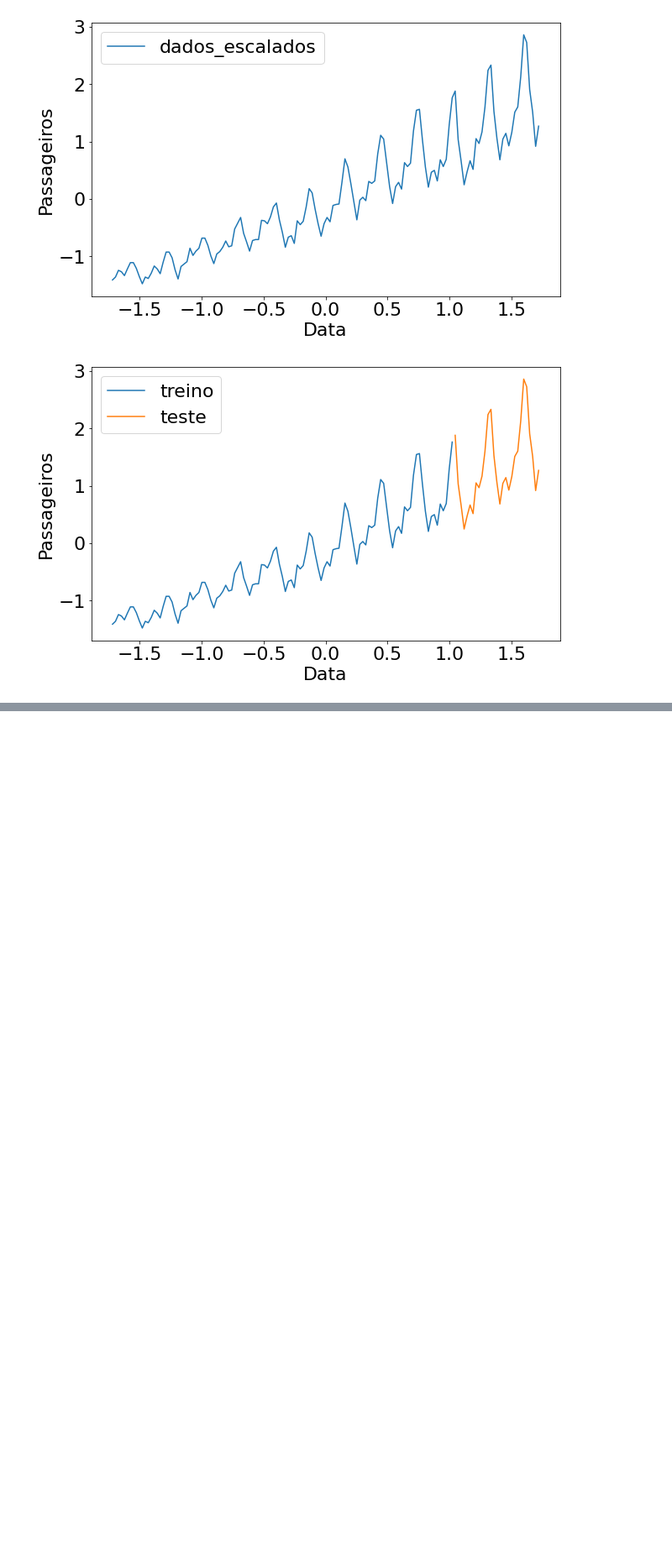
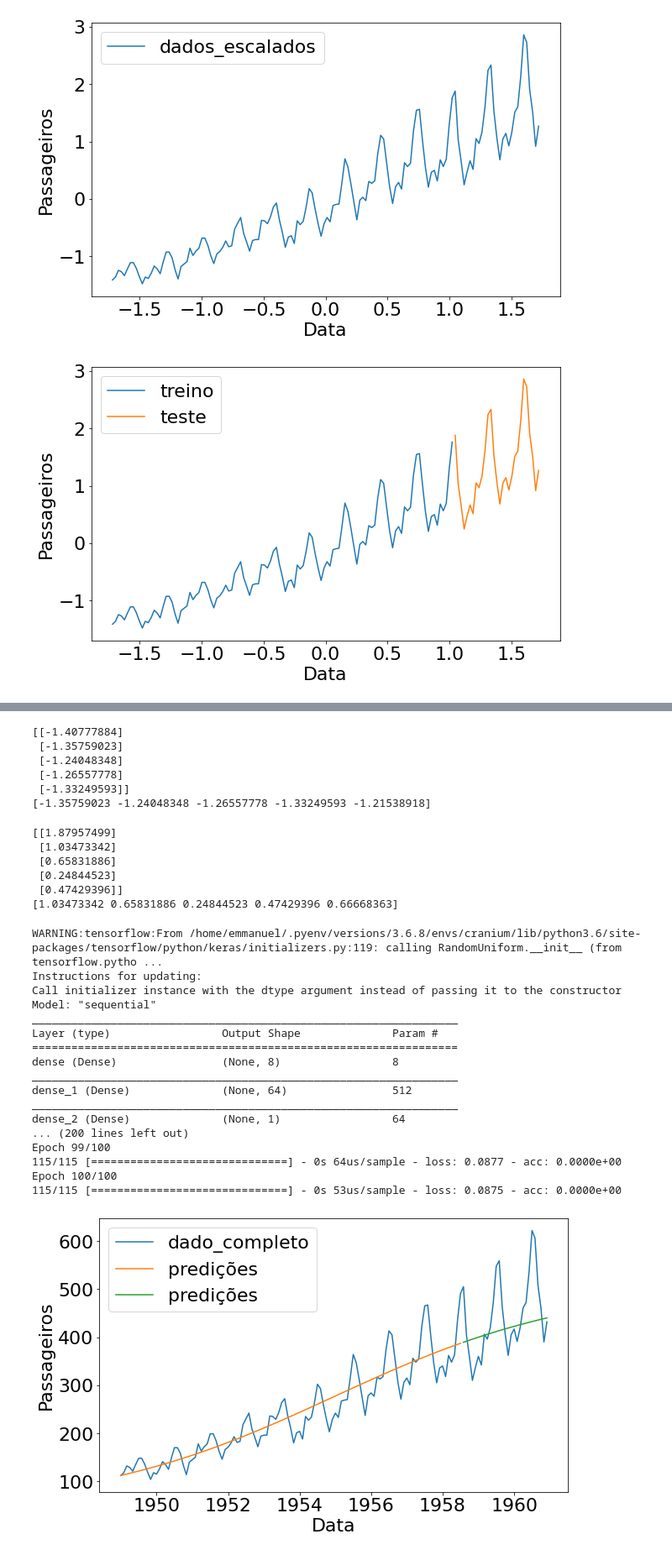
Before and after one commit to edabruzzo/machine_learning_alura, a Jupyter notebook: previsao_keras_1.ipynb, the cells around one changed output, grey strips where cells are left out. Shown at 84% size. Drawn from its saved outputs; the diff is of its cells as text; code cells hidden in the pictures; blank space fills up the shorter version.

Commit message:
Implementa alteração de perspectiva para treinamento

```diff
--- a/previsao_keras_1.ipynb
+++ b/previsao_keras_1.ipynb
@@ -300,0 +328,73 @@ Epoch 400/400
+# %%
+X_treino_novo, y_treino_novo = altera_perspectiva(y_treino, 1)
+print(X_treino_novo[0:5])
+print(y_treino_novo[0:5])
+# %% [output]
+[[-1.40777884]
+ [-1.35759023]
+ [-1.24048348]
+ [-1.26557778]
+ [-1.33249593]]
+[-1.35759023 -1.24048348 -1.26557778 -1.33249593 -1.21538918]
+# %%
+X_teste_novo, y_teste_novo = altera_perspectiva(y_teste, 1)
+print(X_teste_novo[0:5])
+print(y_teste_novo[0:5])
+# %% [output]
+[[1.87957499]
+ [1.03473342]
+ [0.65831886]
+ [0.24844523]
+ [0.47429396]]
+[1.03473342 0.65831886 0.24844523 0.47429396 0.66668363]
+# %%
+hyperparams_5 = [{
+
+    'dimensao_saida':8,
+   'activation':'linear',
+    'kernel_initializer':'ones',
+    'use_bias':False,
+
+},
+
+
+{
+    'dimensao_saida':64,
+   'activation':'sigmoid',
+    'kernel_initializer':'random_uniform',
+    'use_bias':False,
+
+},
+
+    {
+    'dimensao_saida':1,
+    'activation':'linear',
+    'kernel_initializer':'random_uniform',
+    'use_bias':False,
+
+}
+
+
+
+]
+
+testar_modelo(hyperparams_5, epocas_treino=100)
+# %% [output]
+WARNING:tensorflow:From /home/emmanuel/.pyenv/versions/3.6.8/envs/cranium/lib/python3.6/site-packages/tensorflow/python/keras/initializers.py:119: calling RandomUniform.__init__ (from tensorflow.pytho ...
+Instructions for updating:
+Call initializer instance with the dtype argument instead of passing it to the constructor
+Model: "sequential"
+_________________________________________________________________
+Layer (type)                 Output Shape              Param #
+=================================================================
+dense (Dense)                (None, 8)                 8
+_________________________________________________________________
+dense_1 (Dense)              (None, 64)                512
+_________________________________________________________________
+dense_2 (Dense)              (None, 1)                 64
+... (200 lines left out)
+Epoch 99/100
+115/115 [==============================] - 0s 64us/sample - loss: 0.0877 - acc: 0.0000e+00
+Epoch 100/100
+115/115 [==============================] - 0s 53us/sample - loss: 0.0875 - acc: 0.0000e+00
+[figure, added]
```
Also changed, not shown: parts of 13 cells of this notebook, 1 other file.
